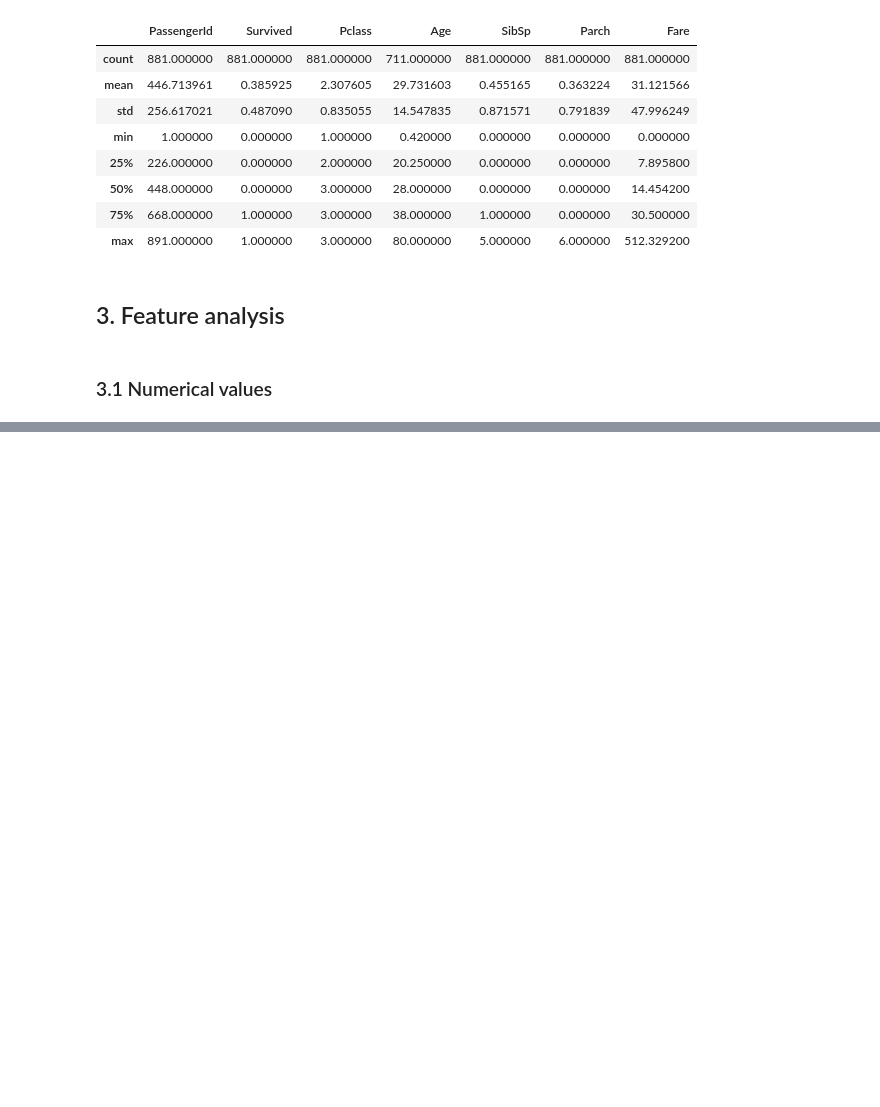
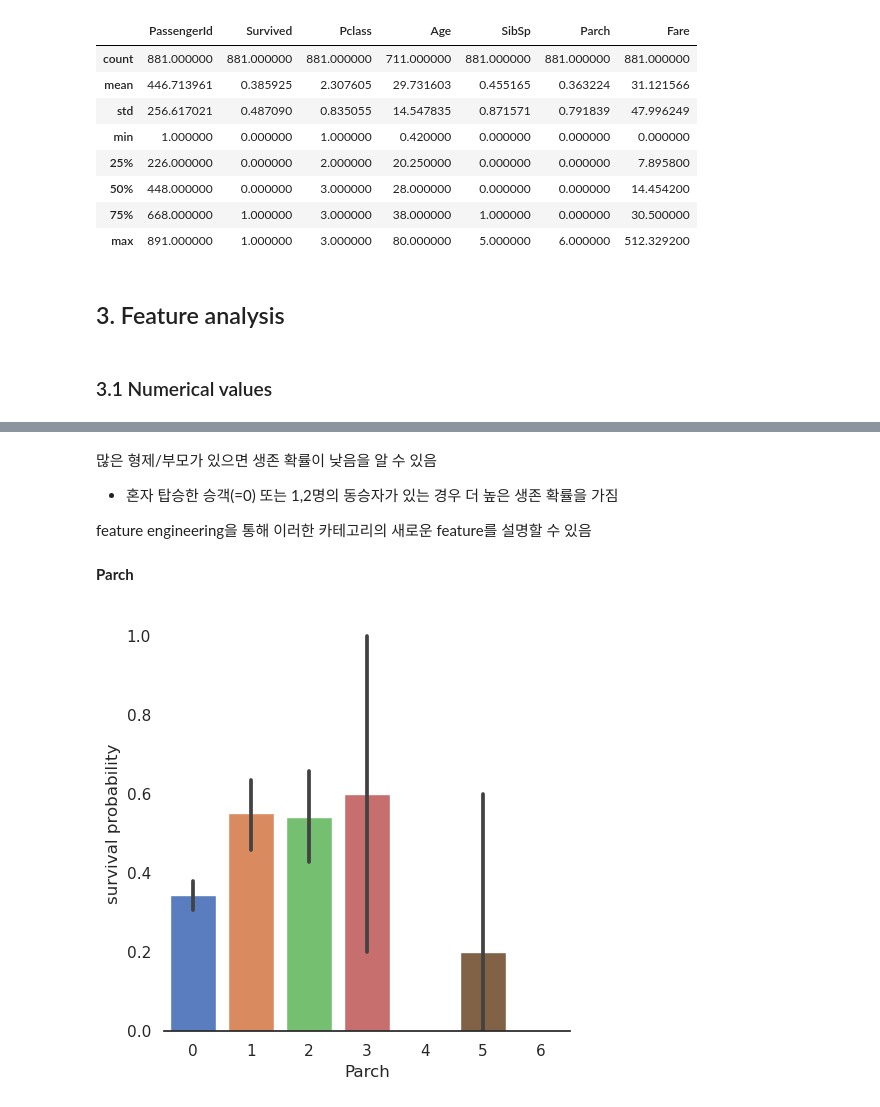
Before and after one commit to dduniverse/kaggle-copy, a Jupyter notebook: titanic-top-4-with-ensemble-modeling.ipynb, the cells around one changed output, grey strips where cells are left out. Drawn from its saved outputs; the diff is of its cells as text; code cells hidden in the pictures; blank space fills up the shorter version.

```diff
--- a/titanic-top-4-with-ensemble-modeling.ipynb
+++ b/titanic-top-4-with-ensemble-modeling.ipynb
@@ -219,0 +237,13 @@ train.describe()
+# %% [markdown]
+많은 형제/부모가 있으면 생존 확률이 낮음을 알 수 있음
+- 혼자 탑승한 승객(=0) 또는 1,2명의 동승자가 있는 경우 더 높은 생존 확률을 가짐
+
+feature engineering을 통해 이러한 카테고리의 새로운 feature를 설명할 수 있음
+# %% [markdown]
+**Parch**
+# %%
+g = sns.catplot(x='Parch', y='Survived', data=train, kind='bar', palette='muted')
+g.despine(left=True)
+g = g.set_ylabels('survival probability')
+# %% [output]
+[figure, added]
```
Also changed, not shown: parts of 48 cells of this notebook.
